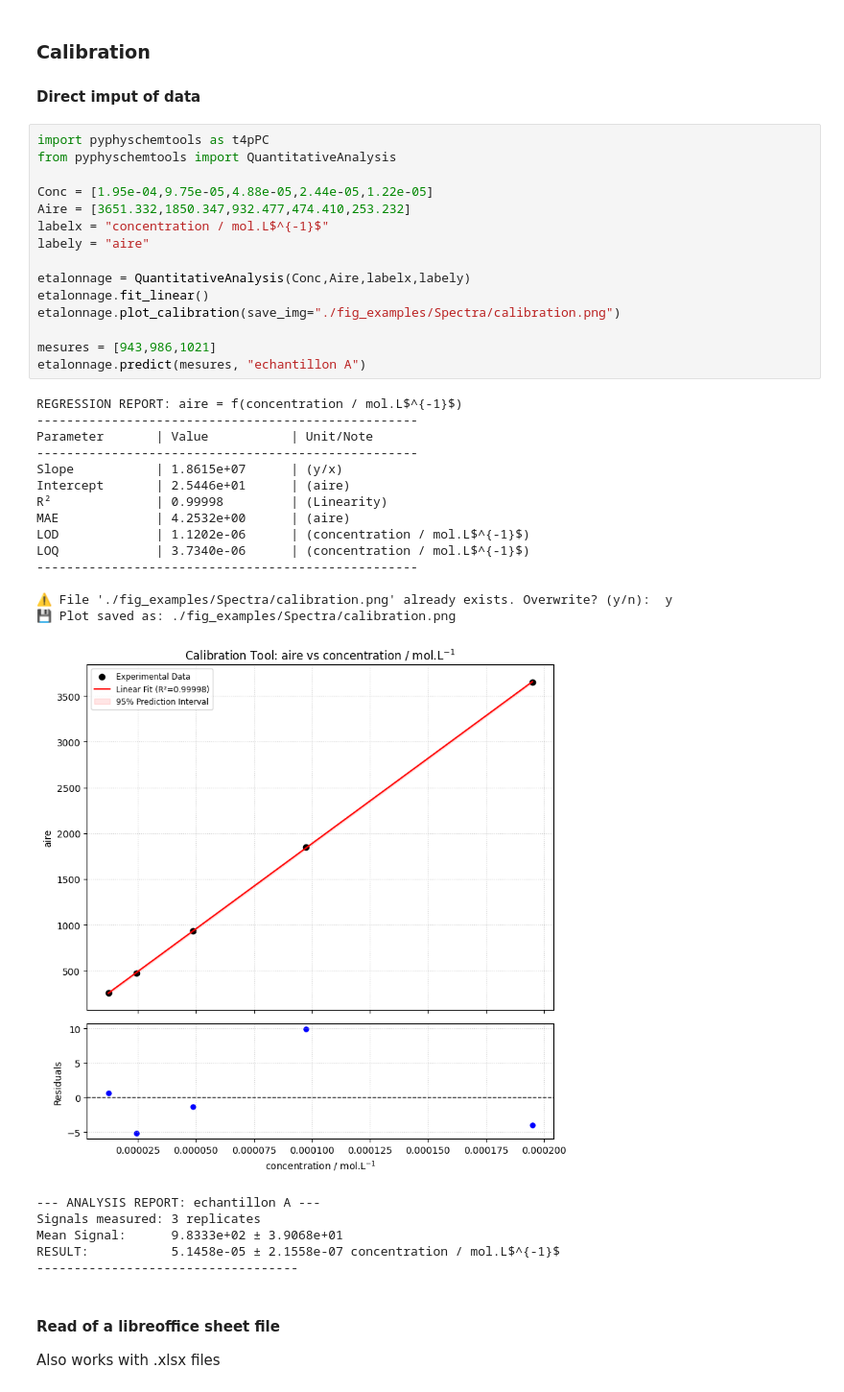
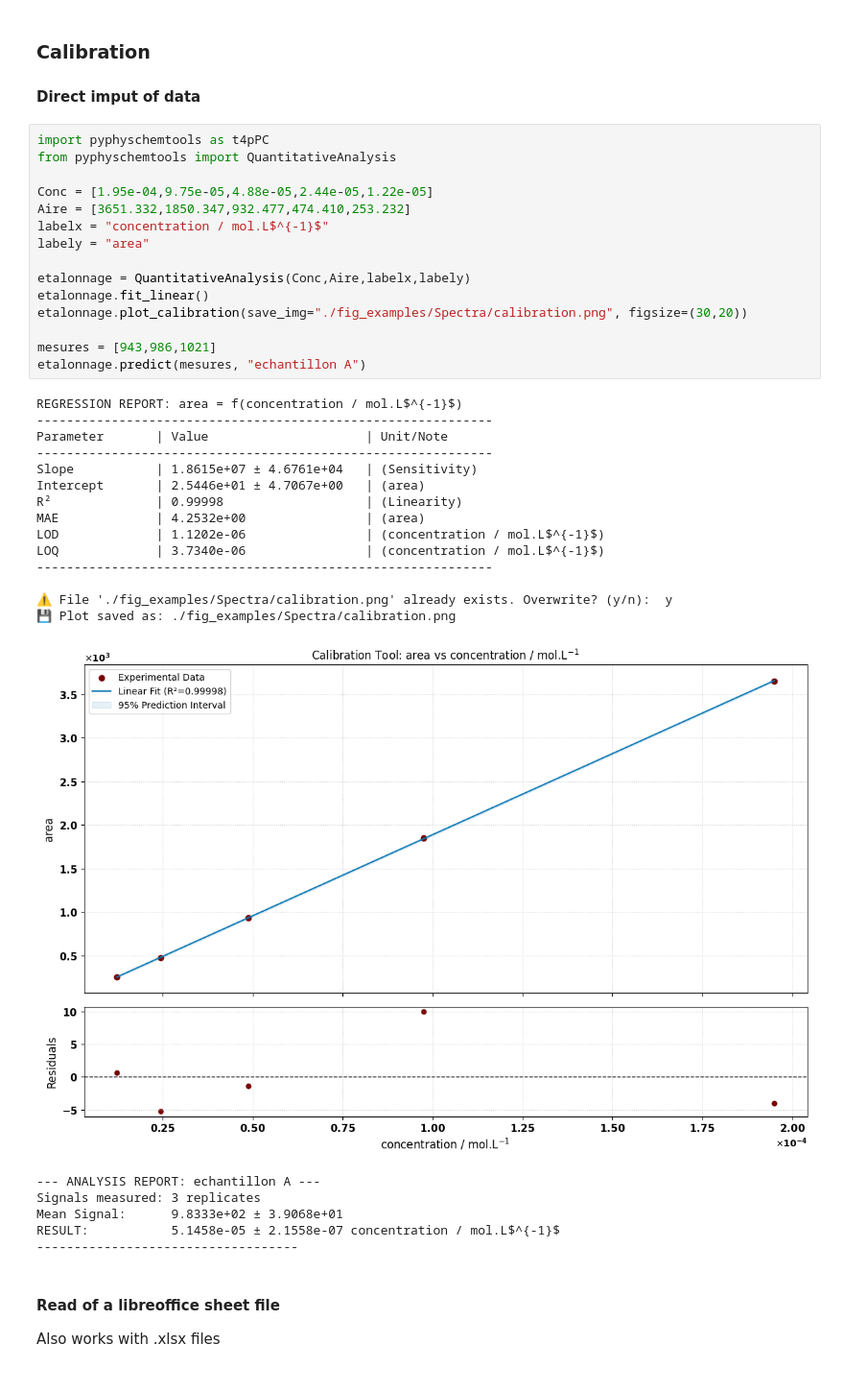
Before and after one commit to rpoteau/pyphyschemtools, a Jupyter notebook: Examples_pyPCT.ipynb, the cells around one changed output. Shown at 96% size. Cells and saved outputs as stored; diff of their text form.

```diff
--- a/Examples_pyPCT.ipynb
+++ b/Examples_pyPCT.ipynb
@@ -414,34 +414,34 @@ sim.plotAbs_lambda_TDDFT(files_TDDFT, C0theo, lambdaMin, lambdaMax, Amax, titles
 # %%
 import pyphyschemtools as t4pPC
 from pyphyschemtools import QuantitativeAnalysis
 
 Conc = [1.95e-04,9.75e-05,4.88e-05,2.44e-05,1.22e-05]
 Aire = [3651.332,1850.347,932.477,474.410,253.232]
 labelx = "concentration / mol.L$^{-1}$"
-labely = "aire"
+labely = "area"
 
 etalonnage = QuantitativeAnalysis(Conc,Aire,labelx,labely)
 etalonnage.fit_linear()
-etalonnage.plot_calibration(save_img="./fig_examples/Spectra/calibration.png")
+etalonnage.plot_calibration(save_img="./fig_examples/Spectra/calibration.png", figsize=(30,20))
 
 mesures = [943,986,1021]
 etalonnage.predict(mesures, "echantillon A")
 # %% [output]
-REGRESSION REPORT: aire = f(concentration / mol.L$^{-1}$)
----------------------------------------------------
-Parameter       | Value           | Unit/Note
----------------------------------------------------
-Slope           | 1.8615e+07      | (y/x)
-Intercept       | 2.5446e+01      | (aire)
-R²              | 0.99998         | (Linearity)
-MAE             | 4.2532e+00      | (aire)
-LOD             | 1.1202e-06      | (concentration / mol.L$^{-1}$)
-LOQ             | 3.7340e-06      | (concentration / mol.L$^{-1}$)
----------------------------------------------------
+REGRESSION REPORT: area = f(concentration / mol.L$^{-1}$)
+-------------------------------------------------------------
+Parameter       | Value                     | Unit/Note
+-------------------------------------------------------------
+Slope           | 1.8615e+07 ± 4.6761e+04   | (Sensitivity)
+Intercept       | 2.5446e+01 ± 4.7067e+00   | (area)
+R²              | 0.99998                   | (Linearity)
+MAE             | 4.2532e+00                | (area)
+LOD             | 1.1202e-06                | (concentration / mol.L$^{-1}$)
+LOQ             | 3.7340e-06                | (concentration / mol.L$^{-1}$)
+-------------------------------------------------------------
 
 ⚠️ File './fig_examples/Spectra/calibration.png' already exists. Overwrite? (y/n):  y
 💾 Plot saved as: ./fig_examples/Spectra/calibration.png
-[figure, old version]
+[figure, new version]
 --- ANALYSIS REPORT: echantillon A ---
 Signals measured: 3 replicates
 Mean Signal:      9.8333e+02 ± 3.9068e+01
```
Also changed, not shown: parts of 2 cells of this notebook, 10 other files.
